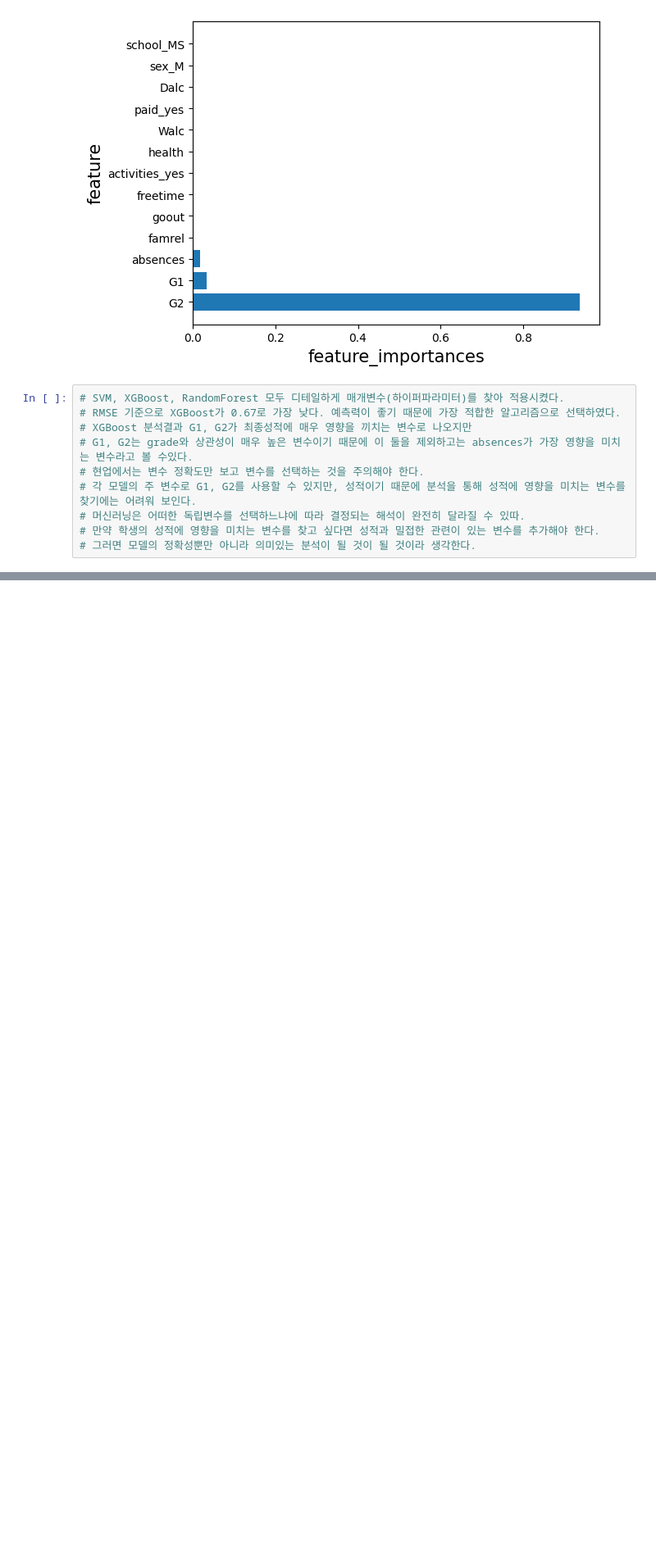
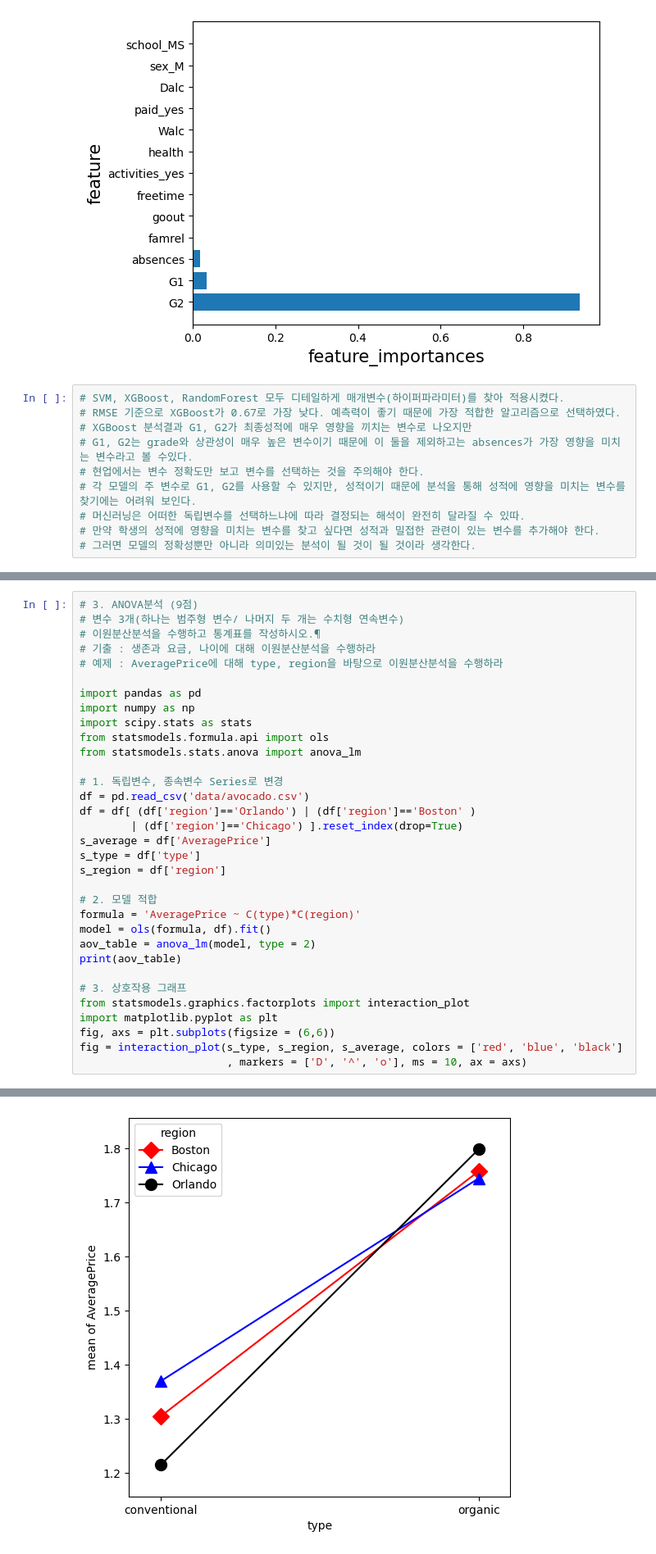
Before and after one commit to blackbutterfly0852/ADP_PRACTICE, a Jupyter notebook: 230222_21회기출.ipynb, the cells around one changed output, grey strips where cells are left out. Shown at 82% size. Saved outputs shown, nothing was run; the diff lists cells and outputs as text; blank space fills up the shorter version.

```diff
--- a/230222_21회기출.ipynb
+++ b/230222_21회기출.ipynb
@@ -368,0 +594,34 @@ best_estimator_ :  RandomForestRegressor(max_depth=10, min_samples_split=8)
+# %%
+# 3. ANOVA분석 (9점)
+# 변수 3개(하나는 범주형 변수/ 나머지 두 개는 수치형 연속변수)
+# 이원분산분석을 수행하고 통계표를 작성하시오.¶
+# 기출 : 생존과 요금, 나이에 대해 이원분산분석을 수행하라
+# 예제 : AveragePrice에 대해 type, region을 바탕으로 이원분산분석을 수행하라
+
+import pandas as pd
+import numpy as np
+import scipy.stats as stats
+from statsmodels.formula.api import ols
+from statsmodels.stats.anova import anova_lm
+
+# 1. 독립변수, 종속변수 Series로 변경
+df = pd.read_csv('data/avocado.csv')
+df = df[ (df['region']=='Orlando') | (df['region']=='Boston' )
+        | (df['region']=='Chicago') ].reset_index(drop=True)
+s_average = df['AveragePrice']
+s_type = df['type']
+s_region = df['region']
+
+# 2. 모델 적합
+formula = 'AveragePrice ~ C(type)*C(region)'
+model = ols(formula, df).fit()
+aov_table = anova_lm(model, type = 2)
+print(aov_table)
+
+# 3. 상호작용 그래프
+from statsmodels.graphics.factorplots import interaction_plot
+import matplotlib.pyplot as plt
+fig, axs = plt.subplots(figsize = (6,6))
+fig = interaction_plot(s_type, s_region, s_average, colors = ['red', 'blue', 'black']
+                       , markers = ['D', '^', 'o'], ms = 10, ax = axs)
+# %% [output]
@@ -368,0 +633 @@ best_estimator_ :  RandomForestRegressor(max_depth=10, min_samples_split=8)
+[figure, added]
```
Also changed, not shown: parts of 8 cells of this notebook, 3 other files.
